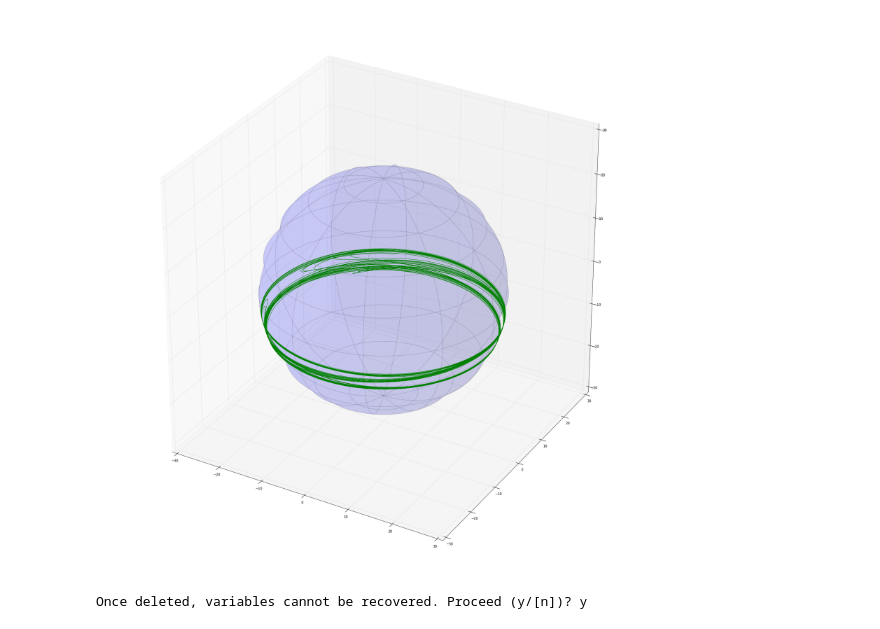
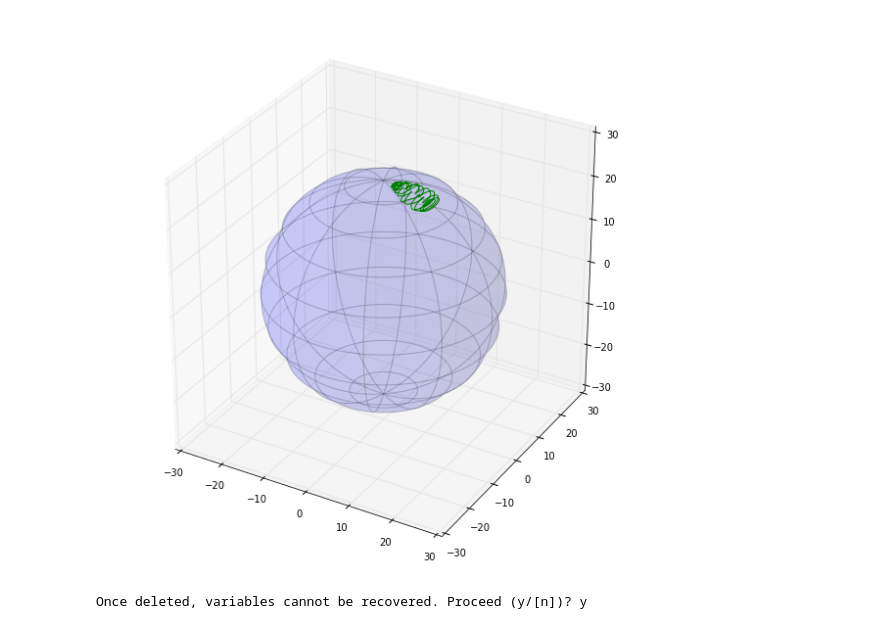
Before and after one commit to artfin/classical-trajectories, a Jupyter notebook: automatic-solver/GeneralizedWater/Angular Trajectory.ipynb, the cells around one changed output. Cells and saved outputs as stored; diff of their text form; code cells hidden in the pictures.

```diff
--- a/automatic-solver/GeneralizedWater/Angular Trajectory.ipynb
+++ b/automatic-solver/GeneralizedWater/Angular Trajectory.ipynb
@@ -1,29 +1,29 @@
 # %%
 import matplotlib.pyplot as plt
 from mpl_toolkits.mplot3d import Axes3D
 import plotly.plotly as py
 import numpy as np
 import json
 
 # loading jx,jy,jz values
-with open('angular_trajectory.dat', mode = 'r') as inputfile:
+with open('angular_trajectory_J=25.dat', mode = 'r') as inputfile:
     data = json.load(inputfile)
 
 theta = np.linspace(0, 2*np.pi, 100)
 phi = np.linspace(0, np.pi, 100)
 J = 25.
 x = J * np.outer(np.cos(theta), np.sin(phi))
 y = J * np.outer(np.sin(theta), np.sin(phi))
 z = J * np.outer(np.ones(100), np.cos(phi))
 
-fig = plt.figure(figsize=(30,30))
+fig = plt.figure(figsize=(10,10))
 ax = fig.gca(projection = '3d')
 ax.plot_surface(x,y,z, alpha = 0.1)
 ax.plot(data['jx'], data['jy'], data['jz'], color = 'g')
 plt.draw()
 plt.show()
 # %% [output]
-[figure, old version]
+[figure, new version]
 # %%
 %reset
 # %% [output]
```
Also changed, not shown: 9 other files.
